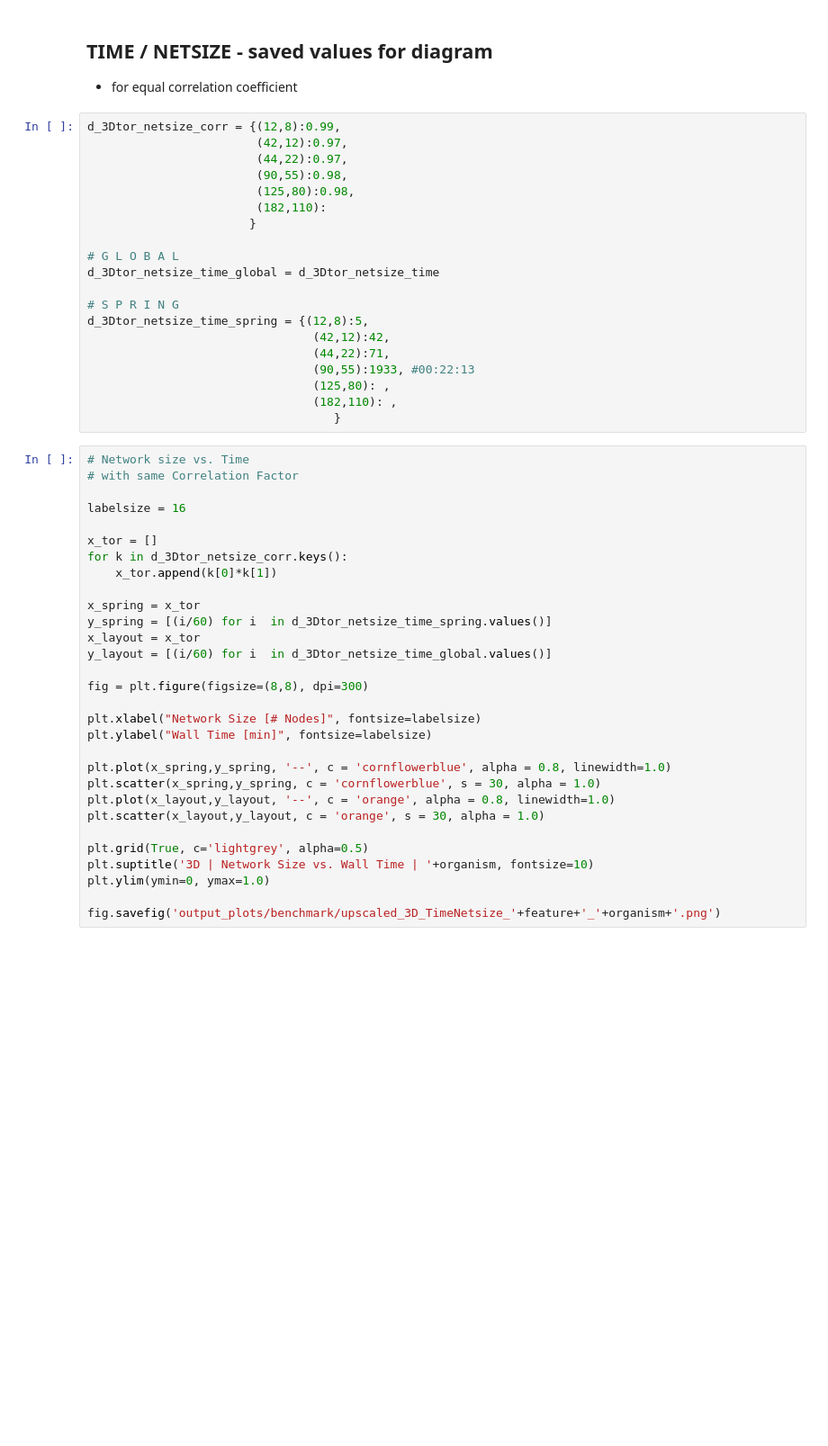
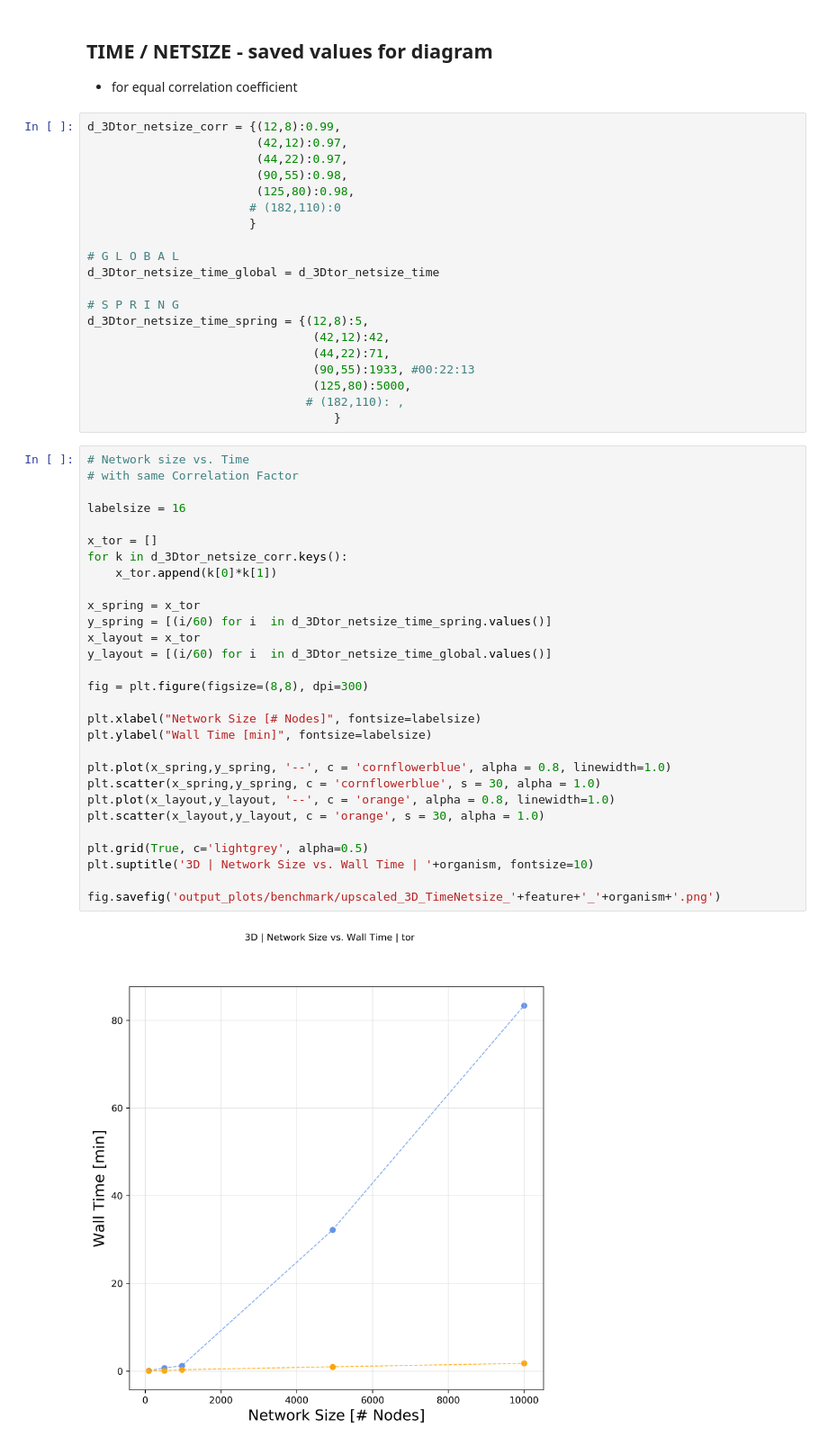
Before and after one commit to menchelab/CartoGRAPHs, a Jupyter notebook: multidimvis_benchmarks_UPSCALED-3DTORUS_NEW.ipynb, the cells around one changed output. Shown at 90% size. Drawn from its saved outputs; the diff is of its cells as text; blank space fills up the shorter version.

```diff
--- a/multidimvis_benchmarks_UPSCALED-3DTORUS_NEW.ipynb
+++ b/multidimvis_benchmarks_UPSCALED-3DTORUS_NEW.ipynb
@@ -431,7 +432,7 @@ d_3Dtor_netsize_corr = {(12,8):0.99,
                         (44,22):0.97,
                         (90,55):0.98,
                         (125,80):0.98,
-                        (182,110):
+                       # (182,110):0
                        }
 
 # G L O B A L
@@ -442,36 +443,37 @@ d_3Dtor_netsize_time_spring = {(12,8):5,
                                 (42,12):42,
                                 (44,22):71,
                                 (90,55):1933, #00:22:13
-                                (125,80): ,
-                                (182,110): ,
+                                (125,80):5000,
+                               # (182,110): ,
                                    }
 # %%
 # Network size vs. Time
 # with same Correlation Factor
 
 labelsize = 16
 
 x_tor = []
 for k in d_3Dtor_netsize_corr.keys():
     x_tor.append(k[0]*k[1])
 
 x_spring = x_tor
 y_spring = [(i/60) for i  in d_3Dtor_netsize_time_spring.values()]
 x_layout = x_tor
 y_layout = [(i/60) for i  in d_3Dtor_netsize_time_global.values()]
 
 fig = plt.figure(figsize=(8,8), dpi=300)
 
 plt.xlabel("Network Size [# Nodes]", fontsize=labelsize)
 plt.ylabel("Wall Time [min]", fontsize=labelsize)
 
 plt.plot(x_spring,y_spring, '--', c = 'cornflowerblue', alpha = 0.8, linewidth=1.0)
 plt.scatter(x_spring,y_spring, c = 'cornflowerblue', s = 30, alpha = 1.0)
 plt.plot(x_layout,y_layout, '--', c = 'orange', alpha = 0.8, linewidth=1.0)
 plt.scatter(x_layout,y_layout, c = 'orange', s = 30, alpha = 1.0)
 
 plt.grid(True, c='lightgrey', alpha=0.5)
 plt.suptitle('3D | Network Size vs. Wall Time | '+organism, fontsize=10)
-plt.ylim(ymin=0, ymax=1.0)
 
 fig.savefig('output_plots/benchmark/upscaled_3D_TimeNetsize_'+feature+'_'+organism+'.png')
+# %% [output]
+[figure, added]
```
Also changed, not shown: parts of 2 cells of this notebook, 1 other file.
